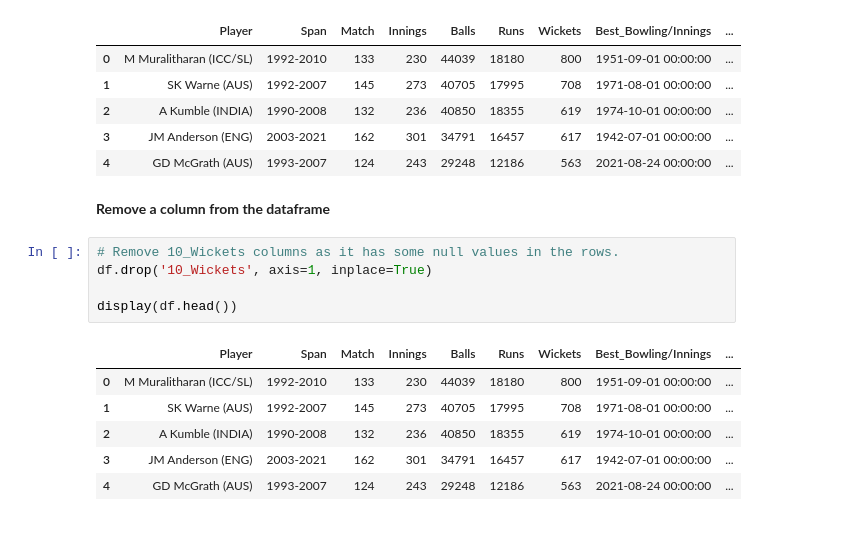
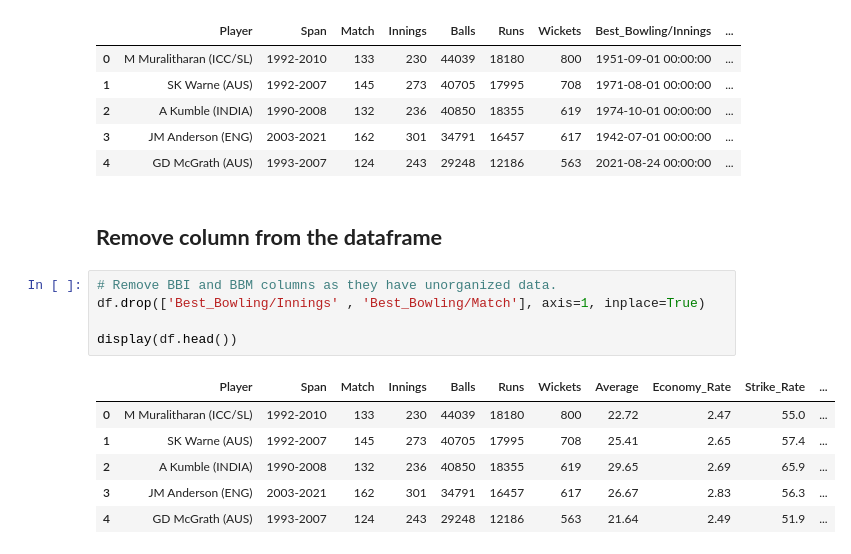
Before and after one commit to TonmoyTalukder/test_cricket_analysis, a Jupyter notebook: test_cricket_analysis.ipynb, the cells around one changed output. Drawn from its saved outputs; the diff is of its cells as text.

```diff
--- a/test_cricket_analysis.ipynb
+++ b/test_cricket_analysis.ipynb
@@ -275,16 +231,16 @@ display(df.head())
 | 3 | JM Anderson (ENG) | 2003-2021 | 162 | 301 | 34791 | 16457 | 617 | 1942-07-01 00:00:00 | ... |
 | 4 | GD McGrath (AUS) | 1993-2007 | 124 | 243 | 29248 | 12186 | 563 | 2021-08-24 00:00:00 | ... |
 # %% [markdown]
-**Remove a column from the dataframe**
+## **Remove column from the dataframe**
 # %%
-# Remove 10_Wickets columns as it has some null values in the rows.
-df.drop('10_Wickets', axis=1, inplace=True)
+# Remove BBI and BBM columns as they have unorganized data.
+df.drop(['Best_Bowling/Innings' , 'Best_Bowling/Match'], axis=1, inplace=True)
 
 display(df.head())
 # %% [output]
-|  | Player | Span | Match | Innings | Balls | Runs | Wickets | Best_Bowling/Innings | ... |
-| 0 | M Muralitharan (ICC/SL) | 1992-2010 | 133 | 230 | 44039 | 18180 | 800 | 1951-09-01 00:00:00 | ... |
-| 1 | SK Warne (AUS) | 1992-2007 | 145 | 273 | 40705 | 17995 | 708 | 1971-08-01 00:00:00 | ... |
-| 2 | A Kumble (INDIA) | 1990-2008 | 132 | 236 | 40850 | 18355 | 619 | 1974-10-01 00:00:00 | ... |
-| 3 | JM Anderson (ENG) | 2003-2021 | 162 | 301 | 34791 | 16457 | 617 | 1942-07-01 00:00:00 | ... |
-| 4 | GD McGrath (AUS) | 1993-2007 | 124 | 243 | 29248 | 12186 | 563 | 2021-08-24 00:00:00 | ... |
+|  | Player | Span | Match | Innings | Balls | Runs | Wickets | Average | Economy_Rate | Strike_Rate | ... |
+| 0 | M Muralitharan (ICC/SL) | 1992-2010 | 133 | 230 | 44039 | 18180 | 800 | 22.72 | 2.47 | 55.0 | ... |
+| 1 | SK Warne (AUS) | 1992-2007 | 145 | 273 | 40705 | 17995 | 708 | 25.41 | 2.65 | 57.4 | ... |
+| 2 | A Kumble (INDIA) | 1990-2008 | 132 | 236 | 40850 | 18355 | 619 | 29.65 | 2.69 | 65.9 | ... |
+| 3 | JM Anderson (ENG) | 2003-2021 | 162 | 301 | 34791 | 16457 | 617 | 26.67 | 2.83 | 56.3 | ... |
+| 4 | GD McGrath (AUS) | 1993-2007 | 124 | 243 | 29248 | 12186 | 563 | 21.64 | 2.49 | 51.9 | ... |
```
Also changed, not shown: parts of 51 cells of this notebook, 2 other files.
